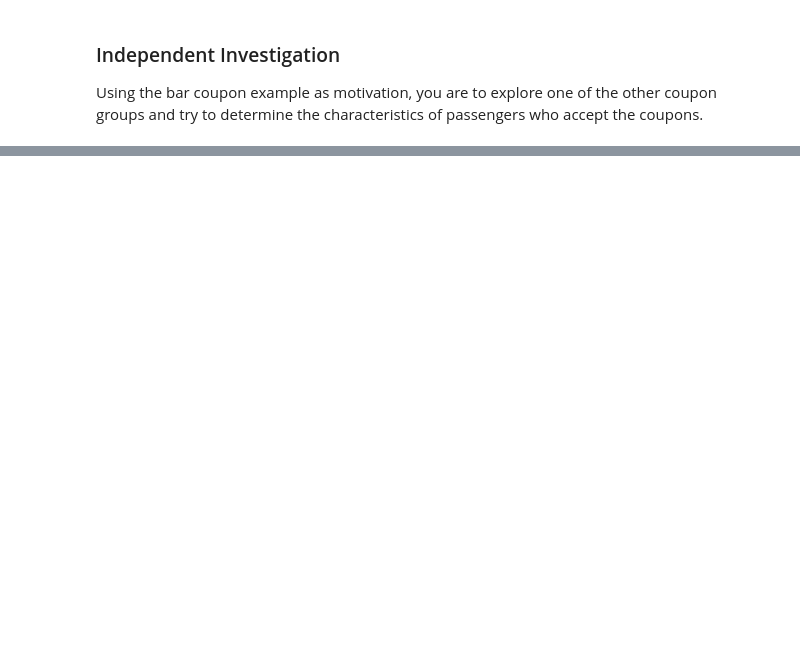
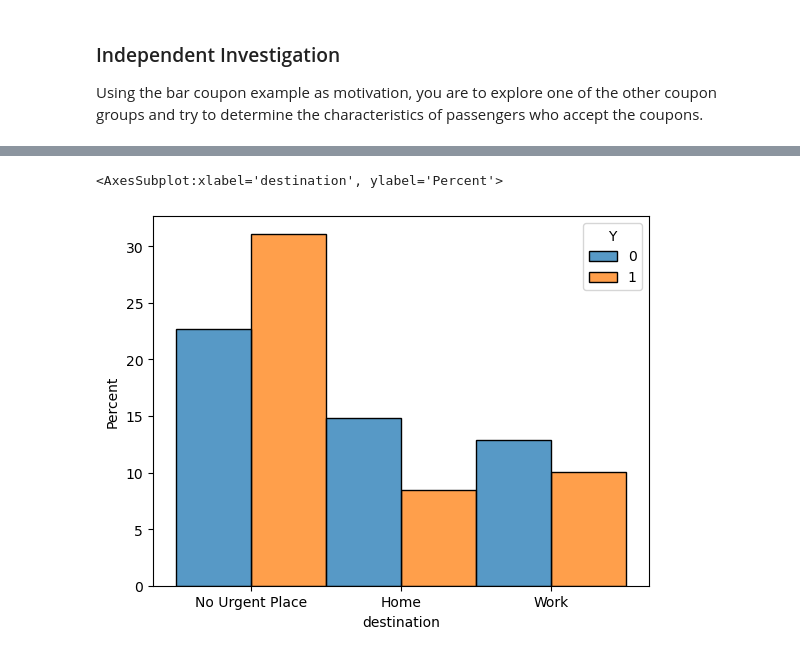
Before and after one commit to avats77/data_sci_Porfolio, a Jupyter notebook: alok_prompt.ipynb, the cells around one changed output, grey strips where cells are left out. Saved outputs shown, nothing was run; the diff lists cells and outputs as text; code cells hidden in the pictures; blank space fills up the shorter version.

```diff
--- a/alok_prompt.ipynb
+++ b/alok_prompt.ipynb
@@ -474,0 +630,5 @@ Using the bar coupon example as motivation, you are to explore one of the other
+# %%
+sns.histplot(data=df_coffee, x= 'destination', hue='Y', multiple='dodge', stat='percent')
+# %% [output]
+<AxesSubplot:xlabel='destination', ylabel='Percent'>
+[figure, added]
```
Also changed, not shown: parts of 55 cells of this notebook.
